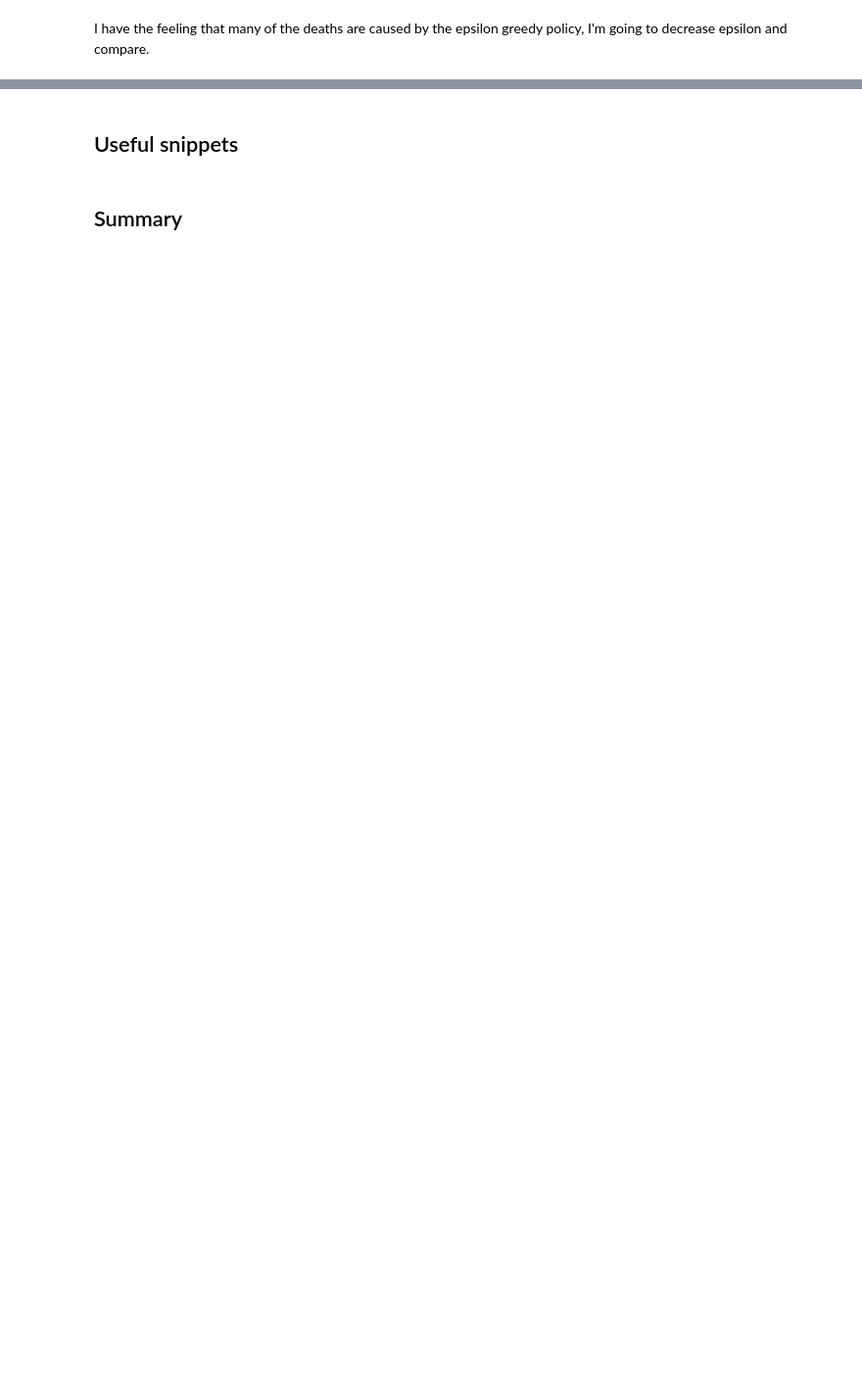
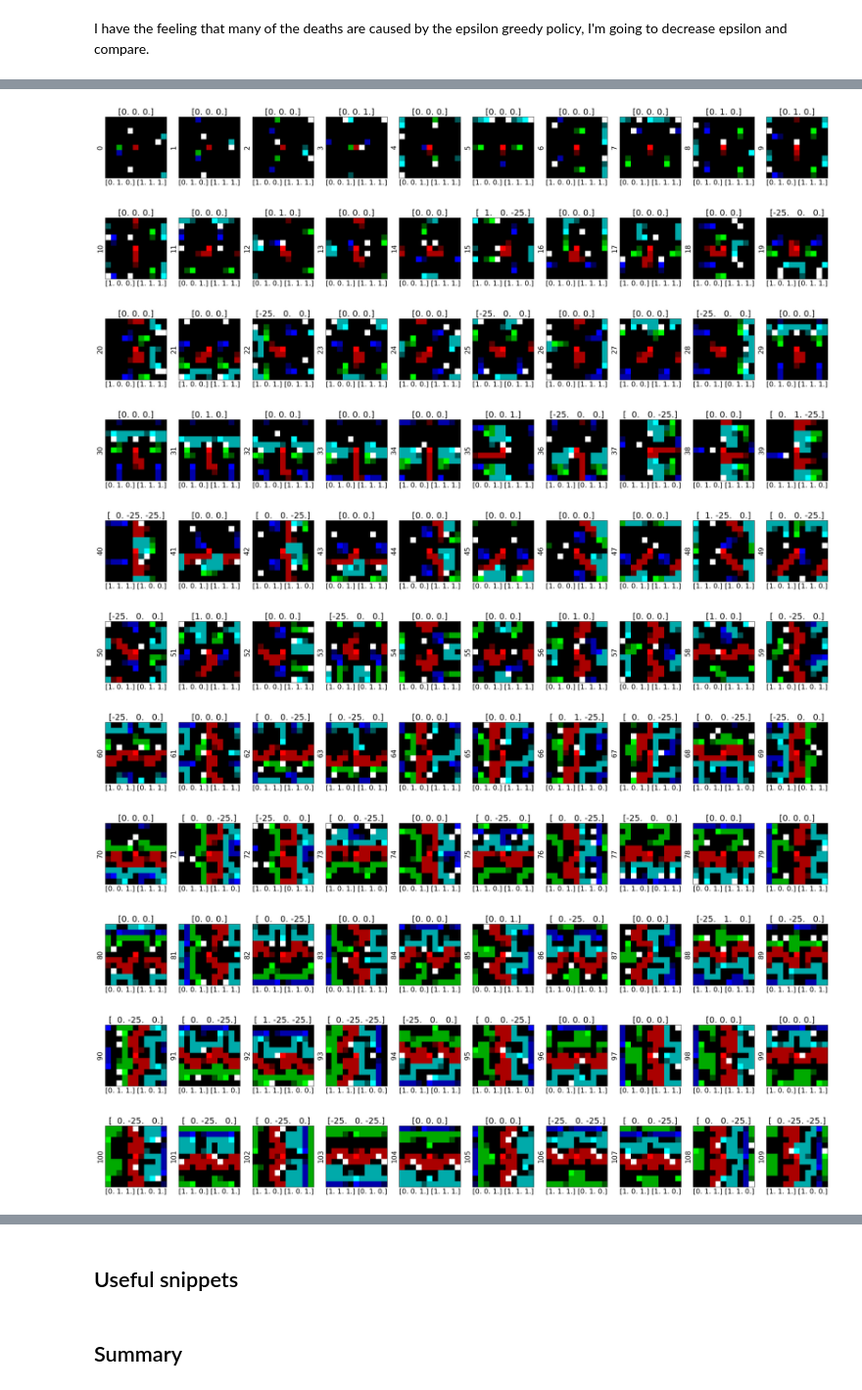
Before and after one commit to ironbar/hungry_geese, a Jupyter notebook: notebooks/010_ladder_of_agents_4.ipynb, the cells around one changed output, grey strips where cells are left out. Shown at 98% size. Saved outputs shown, nothing was run; the diff lists cells and outputs as text; code cells hidden in the pictures; blank space fills up the shorter version.

Commit message:
verified that train data is correct

```diff
--- a/notebooks/010_ladder_of_agents_4.ipynb
+++ b/notebooks/010_ladder_of_agents_4.ipynb
@@ -665,7 +509,13 @@ def explore_train_data(filepath):
     reward_vs_step_plot(data, jitter=0.2); plt.show()
     return terminal_reward_dataframe(data)
 # %%
-def visualize_match(filepath, match_idx, model):
+def visualize_match(filepath, match_idx, model=None):
+    """
+    Plots a visualization of the match
+    On the title shows the reward for that state
+    If a model is given it shows the prediction for that state
+    If a model is not give shows the training mask, and is_not_terminal
+    """
     data = dict(**np.load(filepath))
     _visualize_match(data, match_idx, model=model)
 
@@ -679,8 +529,11 @@ def _visualize_match(data, match_idx, model, n_cols=10, ):
         plt.xticks([]); plt.yticks([])
         plt.title(data['rewards'][step_idx])
         plt.ylabel(plot_idx)
-        action_value = _predict_action_value(model, data, step_idx)
-        plt.xlabel(str(action_value.round(1)))
+        if model is not None:
+            action_value = _predict_action_value(model, data, step_idx)
+            plt.xlabel(str(action_value.round(1)))
+        else:
+            plt.xlabel(str(data['training_mask'][step_idx]) + ' ' + str(data['is_not_terminal'][step_idx]))
 
 def _get_match_start_and_end(data, match_idx):
     terminal_idx = get_terminal_indices(data)
@@ -769,0 +588,14 @@ I have the feeling that many of the deaths are caused by the epsilon greedy poli
+# %%
+visualize_match('/mnt/hdd0/Kaggle/hungry_geese/models/46_train_from_zero_on/01_first_steps/debug2.npz', 1, model=None)
+# %% [output]
+[figure, added]
+[figure, added]
+[figure, added]
+[figure, added]
+[figure, added]
+[figure, added]
+[figure, added]
+[figure, added]
+[figure, added]
+[figure, added]
+[figure, added]
```
Also changed, not shown: parts of 41 cells of this notebook, 1 other file.
